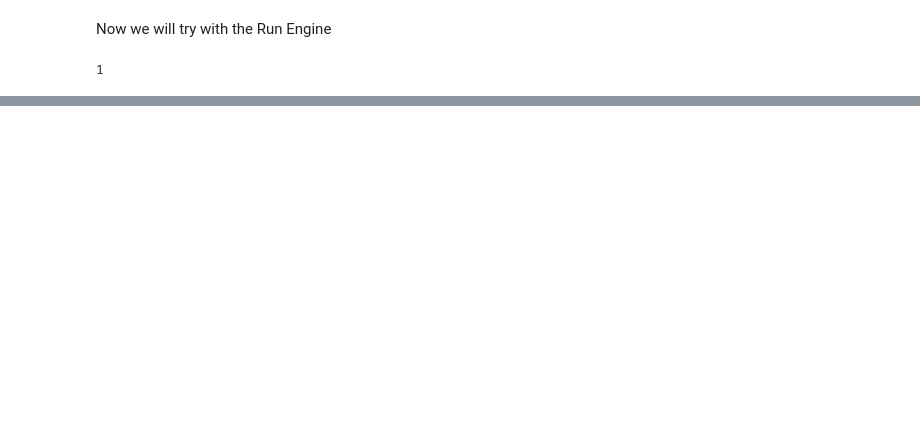
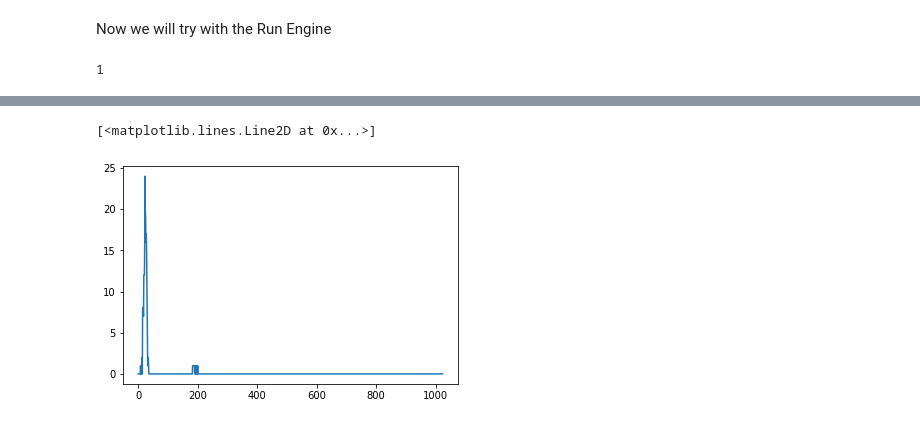
Before and after one commit to whs92/EMIL_notebooks, a Jupyter notebook: Bruker.ipynb, the cells around one changed output, grey strips where cells are left out. Saved outputs shown, nothing was run; the diff lists cells and outputs as text; code cells hidden in the pictures; blank space fills up the shorter version.

```diff
--- a/Bruker.ipynb
+++ b/Bruker.ipynb
@@ -127,0 +196,10 @@ Data variables:
+# %%
+# And practice getting the spectra for a particular entry
+
+import matplotlib.pyplot as plt
+
+spectrum_at_first_sample = data.bruker_spectrum.values[0]
+plt.plot(spectrum_at_first_sample)
+# %% [output]
+[<matplotlib.lines.Line2D at 0x...>]
+[figure, added]
```
Also changed, not shown: parts of 15 cells of this notebook.
